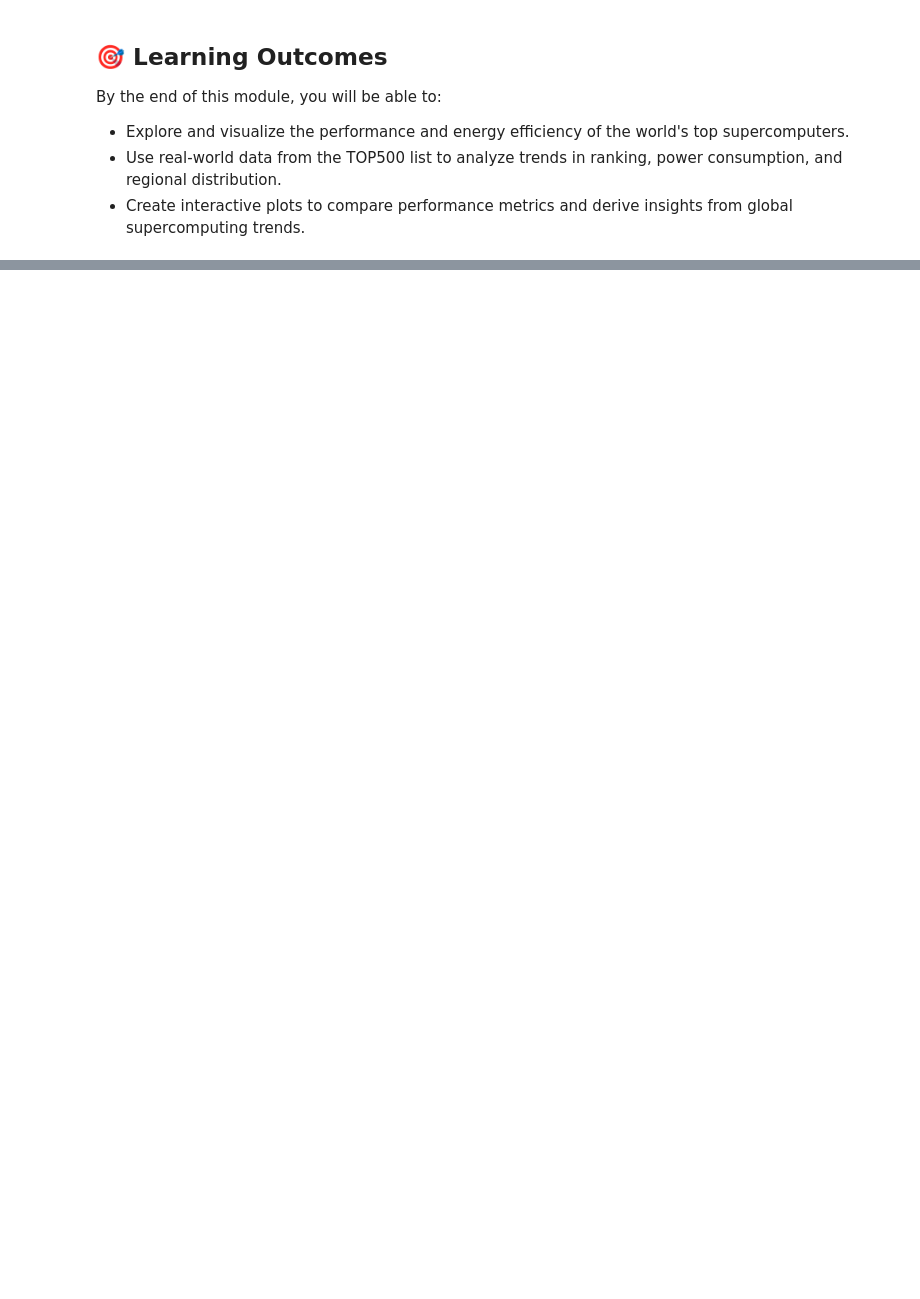
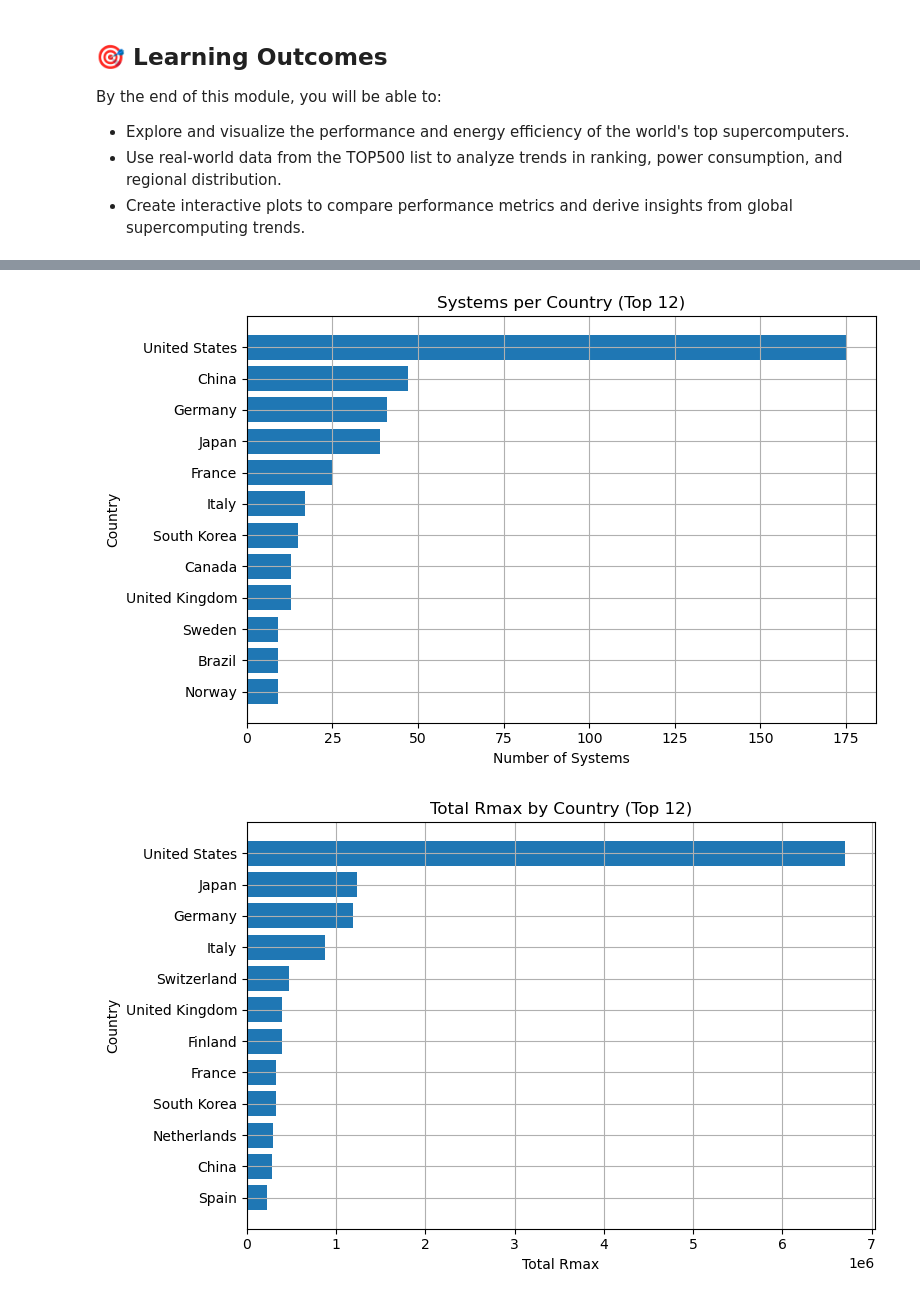
Before and after one commit to charlesWLivelyPhD/DOE_HPC_Bootcamp_2025, a Jupyter notebook: Module_2_NERSC_DOE_HPC_BOOTCAMP2025.ipynb, the cells around one changed output, grey strips where cells are left out. Saved outputs shown, nothing was run; the diff lists cells and outputs as text; code cells hidden in the pictures; blank space fills up the shorter version.

```diff
--- a/Module_2_NERSC_DOE_HPC_BOOTCAMP2025.ipynb
+++ b/Module_2_NERSC_DOE_HPC_BOOTCAMP2025.ipynb
@@ -252,0 +366,30 @@ We have explored the data of the top 500 supercomputers, cleaned it, and visuali
+# %%
+# --- Your Work: Country distribution ---
+if country_col is not None:
+    count_by_country = df.groupby(country_col, dropna=False).size().sort_values(ascending=False)
+    topn = count_by_country.head(12)
+
+    plt.figure()
+    plt.barh(topn.index.astype(str), topn.values)
+    plt.gca().invert_yaxis()
+    plt.xlabel("Number of Systems")
+    plt.ylabel("Country")
+    plt.title("Systems per Country (Top 12)")
+    plt.tight_layout()
+    plt.show()
+
+    if rmax_col is not None:
+        rmax_by_country = df.groupby(country_col, dropna=False)[rmax_col].sum().sort_values(ascending=False).head(12)
+        plt.figure()
+        plt.barh(rmax_by_country.index.astype(str), rmax_by_country.values)
+        plt.gca().invert_yaxis()
+        plt.xlabel("Total Rmax")
+        plt.ylabel("Country")
+        plt.title("Total Rmax by Country (Top 12)")
+        plt.tight_layout()
+        plt.show()
+else:
+    print("No country column detected; skipping geographic distribution.")
+# %% [output]
+[figure, added]
+[figure, added]
```
Also changed, not shown: parts of 59 cells of this notebook, 6 other files.
